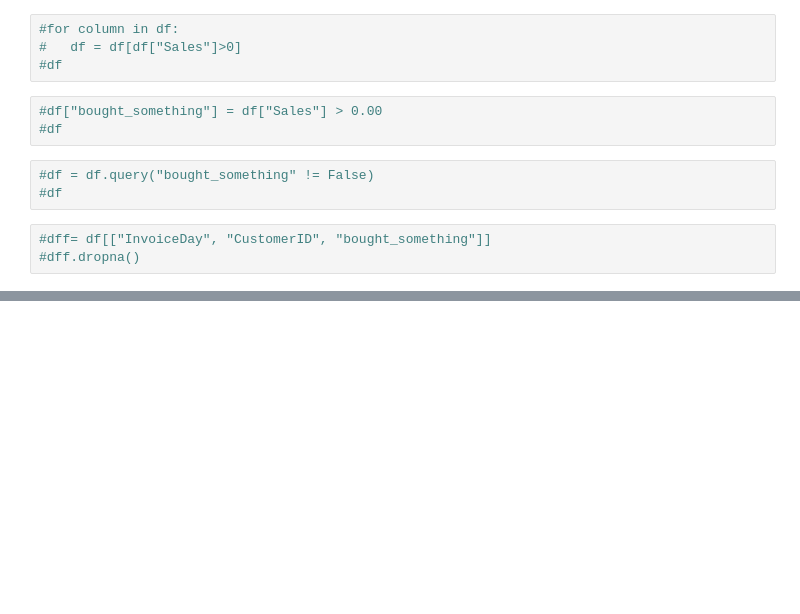
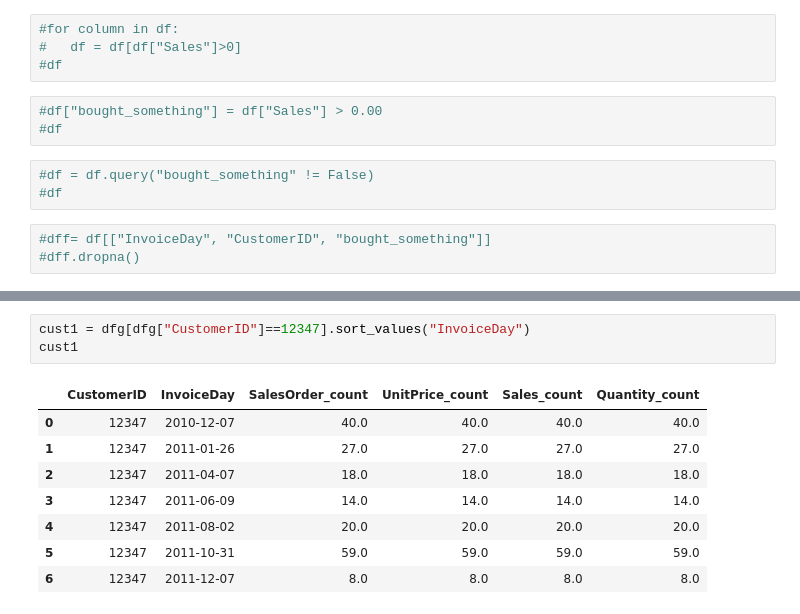
Before and after one commit to JuleahK/Rev_Promt, a Jupyter notebook: Prompt-Copy1.ipynb, the cells around one changed output, grey strips where cells are left out. Saved outputs shown, nothing was run; the diff lists cells and outputs as text; blank space fills up the shorter version.

```diff
--- a/Prompt-Copy1.ipynb
+++ b/Prompt-Copy1.ipynb
@@ -184,0 +171,12 @@ df.to_csv(r'prompt.csv', index = False)
+# %%
+cust1 = dfg[dfg["CustomerID"]==12347].sort_values("InvoiceDay")
+cust1
+# %% [output]
+|  | CustomerID | InvoiceDay | SalesOrder_count | UnitPrice_count | Sales_count | Quantity_count |
+| 0 | 12347 | 2010-12-07 | 40.0 | 40.0 | 40.0 | 40.0 |
+| 1 | 12347 | 2011-01-26 | 27.0 | 27.0 | 27.0 | 27.0 |
+| 2 | 12347 | 2011-04-07 | 18.0 | 18.0 | 18.0 | 18.0 |
+| 3 | 12347 | 2011-06-09 | 14.0 | 14.0 | 14.0 | 14.0 |
+| 4 | 12347 | 2011-08-02 | 20.0 | 20.0 | 20.0 | 20.0 |
+| 5 | 12347 | 2011-10-31 | 59.0 | 59.0 | 59.0 | 59.0 |
+| 6 | 12347 | 2011-12-07 | 8.0 | 8.0 | 8.0 | 8.0 |
```
Also changed, not shown: parts of 15 cells of this notebook, 3 other files.
